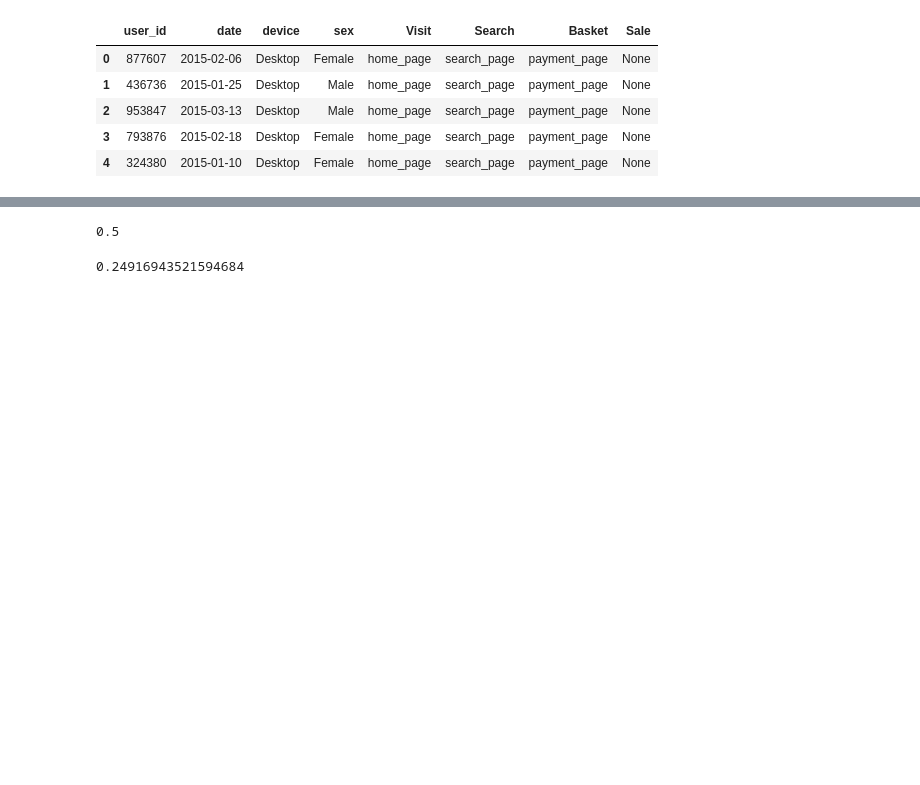
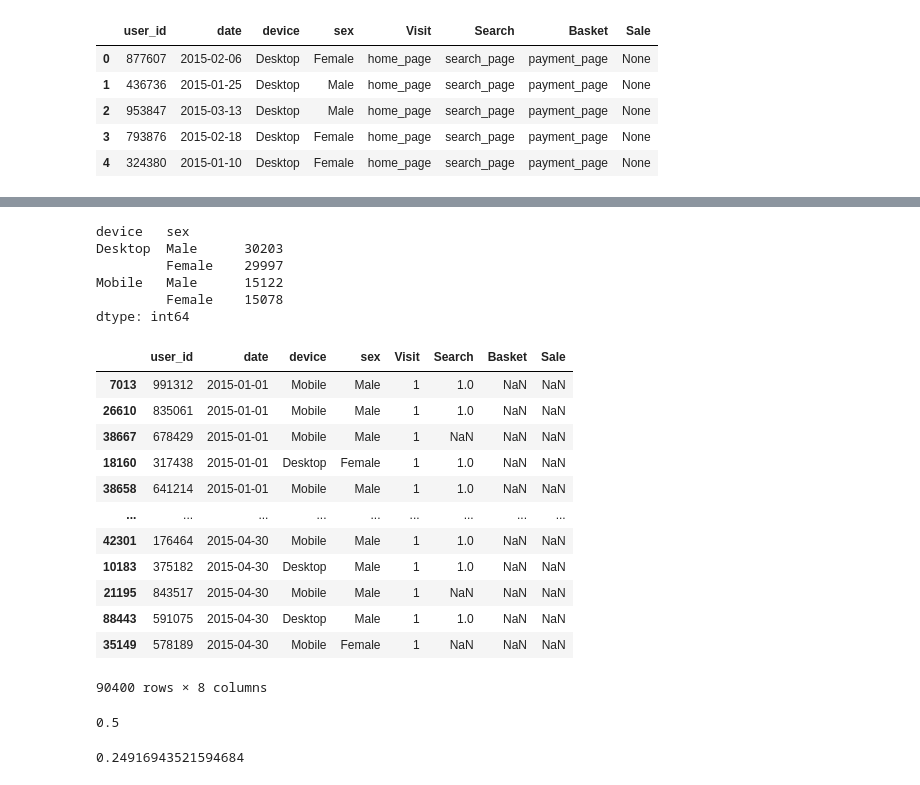
Before and after one commit to rylewww/Sales-Funnel-Analysis, a Jupyter notebook: Assessment-RL.ipynb, the cells around one changed output, grey strips where cells are left out. Drawn from its saved outputs; the diff is of its cells as text; code cells hidden in the pictures; blank space fills up the shorter version.

```diff
--- a/Assessment-RL.ipynb
+++ b/Assessment-RL.ipynb
@@ -278,3 +299,28 @@ memory usage: 5.5+ MB
+# %%
+df[['device','sex']].value_counts()
+# %% [output]
+device   sex
+Desktop  Male      30203
+         Female    29997
+Mobile   Male      15122
+         Female    15078
+dtype: int64
+# %%
+df.sort_values('date')
+# %% [output]
+|  | user_id | date | device | sex | Visit | Search | Basket | Sale |
+| 7013 | 991312 | 2015-01-01 | Mobile | Male | 1 | 1.0 | NaN | NaN |
+| 26610 | 835061 | 2015-01-01 | Mobile | Male | 1 | 1.0 | NaN | NaN |
+| 38667 | 678429 | 2015-01-01 | Mobile | Male | 1 | NaN | NaN | NaN |
+| 18160 | 317438 | 2015-01-01 | Desktop | Female | 1 | 1.0 | NaN | NaN |
+| 38658 | 641214 | 2015-01-01 | Mobile | Male | 1 | 1.0 | NaN | NaN |
+| ... | ... | ... | ... | ... | ... | ... | ... | ... |
+| 42301 | 176464 | 2015-04-30 | Mobile | Male | 1 | 1.0 | NaN | NaN |
+| 10183 | 375182 | 2015-04-30 | Desktop | Male | 1 | 1.0 | NaN | NaN |
+| 21195 | 843517 | 2015-04-30 | Mobile | Male | 1 | NaN | NaN | NaN |
+| 88443 | 591075 | 2015-04-30 | Desktop | Male | 1 | 1.0 | NaN | NaN |
+| 35149 | 578189 | 2015-04-30 | Mobile | Female | 1 | NaN | NaN | NaN |
+90400 rows × 8 columns
 # %%
 #overall conversion rate
 convert_rate = df.Sale.sum()/df.Visit.sum()
```
Also changed, not shown: parts of 27 cells of this notebook, 4 other files.
